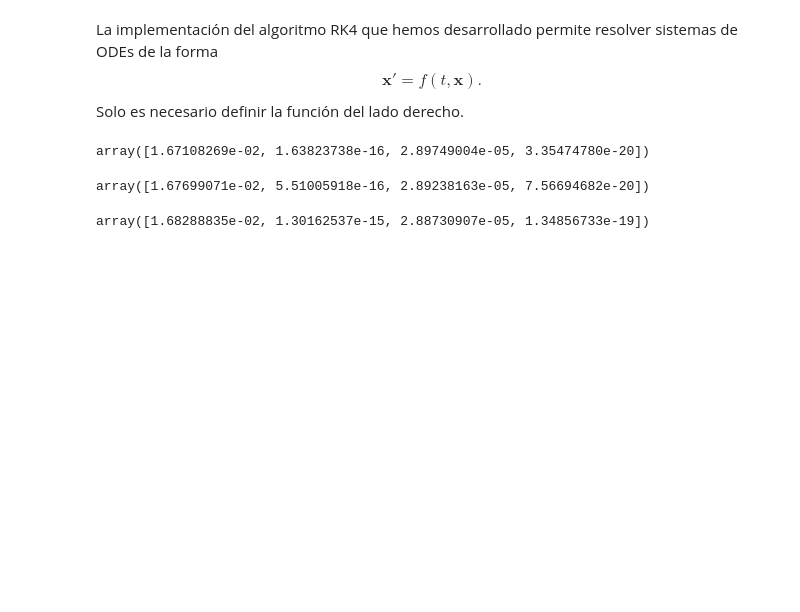
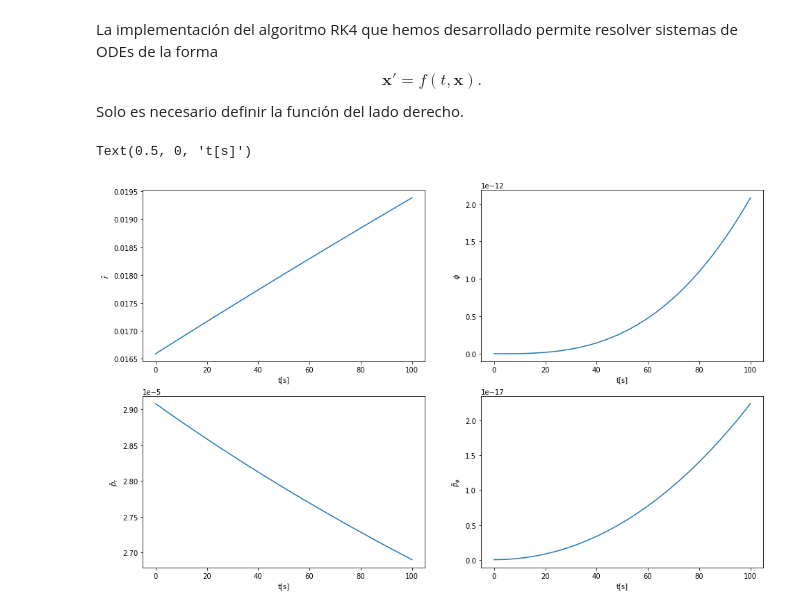
Before and after one commit to juanpablosalas/DanielDoradoJuanPabloSalas, a Jupyter notebook: Semana4/Semana4_DanielDorado_JuanPabloSalas.ipynb, the cells around one changed output. Saved outputs shown, nothing was run; the diff lists cells and outputs as text; code cells hidden in the pictures; blank space fills up the shorter version.

Commit message:
graphs

```diff
--- a/Semana4/Semana4_DanielDorado_JuanPabloSalas.ipynb
+++ b/Semana4/Semana4_DanielDorado_JuanPabloSalas.ipynb
@@ -178,7 +178,7 @@ def RK4 (f, xi, t):
         y += h*(k1+2*k2+2*k3+k4)/6.
         solution = np.vstack([solution, y])
 
-    return solution
+    return np.transpose(solution)
 # %% [markdown]
 ### Resolución del problema
 
@@ -221,17 +221,26 @@ theta0 = 0
 pr0 = pr(vescape, d, theta0, phi0)
 pphi0 = pphi(RT, vescape, d, theta0, phi0)
 xi = np.array([rtilde0,phi0,pr0,pphi0])
-sol = RK4(f,xi,t)
-#r_sol, phi_sol, pr_sol, pphi_sol = RK4(f,xi,t)
+#sol = RK4(f,xi,t)
+r_sol, phi_sol, pr_sol, pphi_sol = RK4(f,xi,t)
-# %%
-sol[2]
-# %% [output]
-array([1.67108269e-02, 1.63823738e-16, 2.89749004e-05, 3.35474780e-20])
-# %%
-sol[3]
-# %% [output]
-array([1.67699071e-02, 5.51005918e-16, 2.89238163e-05, 7.56694682e-20])
-# %%
-sol[4]
-# %% [output]
-array([1.68288835e-02, 1.30162537e-15, 2.88730907e-05, 1.34856733e-19])
+# %%
+fig, axs = plt.subplots(2,2,figsize=(16,10))
+
+axs[0,0].plot(t,r_sol)
+axs[0,0].set_ylabel(r'$\tilde{r}$')
+axs[0,0].set_xlabel('t[s]')
+
+axs[0,1].plot(t,phi_sol)
+axs[0,1].set_ylabel(r'$\phi$')
+axs[0,1].set_xlabel('t[s]')
+
+axs[1,0].plot(t,pr_sol)
+axs[1,0].set_ylabel(r'$\tilde{p}_r$')
+axs[1,0].set_xlabel('t[s]')
+
+axs[1,1].plot(t,pphi_sol)
+axs[1,1].set_ylabel(r'$\tilde{p}_\phi$')
+axs[1,1].set_xlabel('t[s]')
+# %% [output]
+Text(0.5, 0, 't[s]')
+[figure, added]
```
Also changed, not shown: parts of 4 cells of this notebook.
